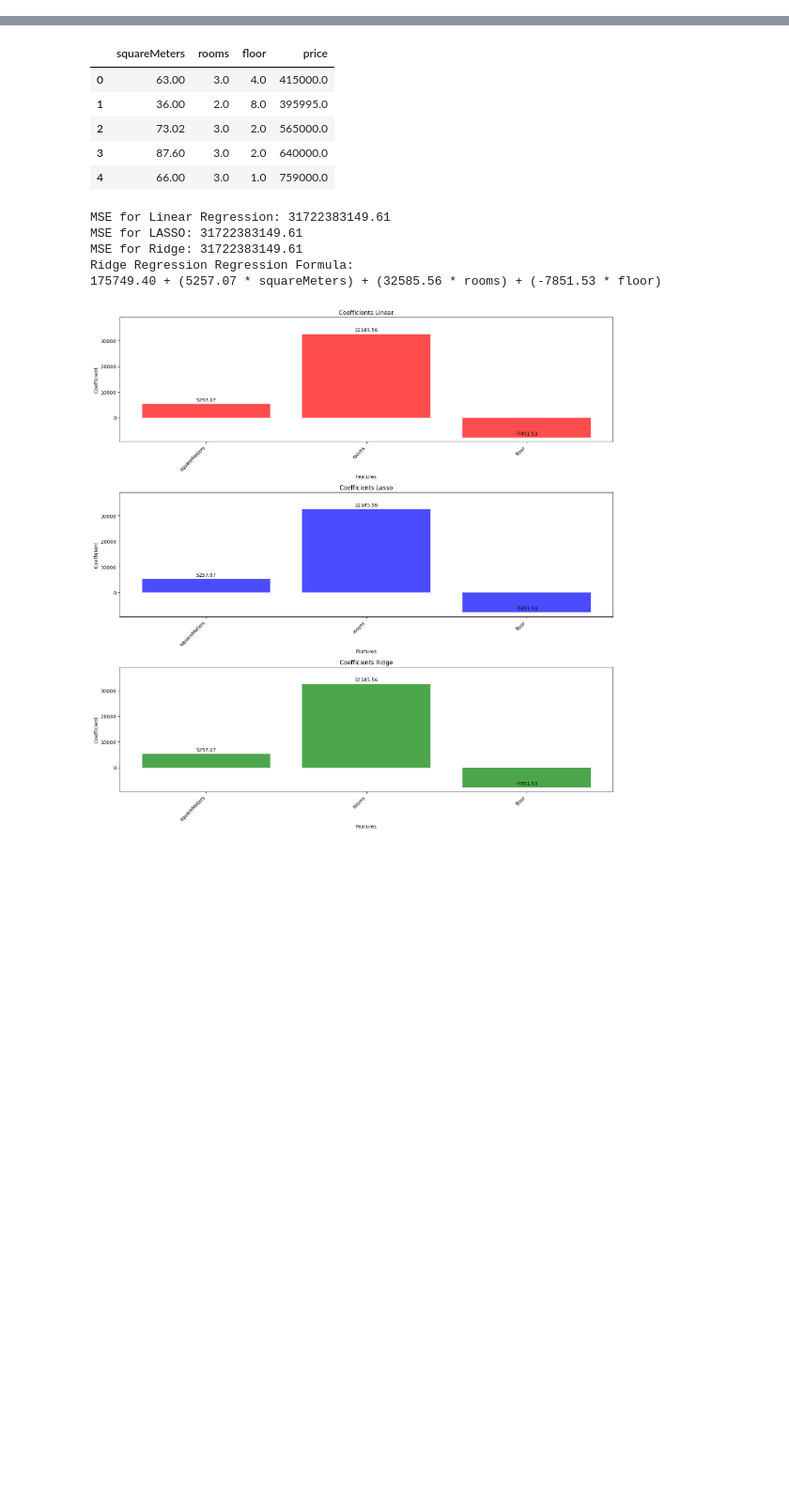
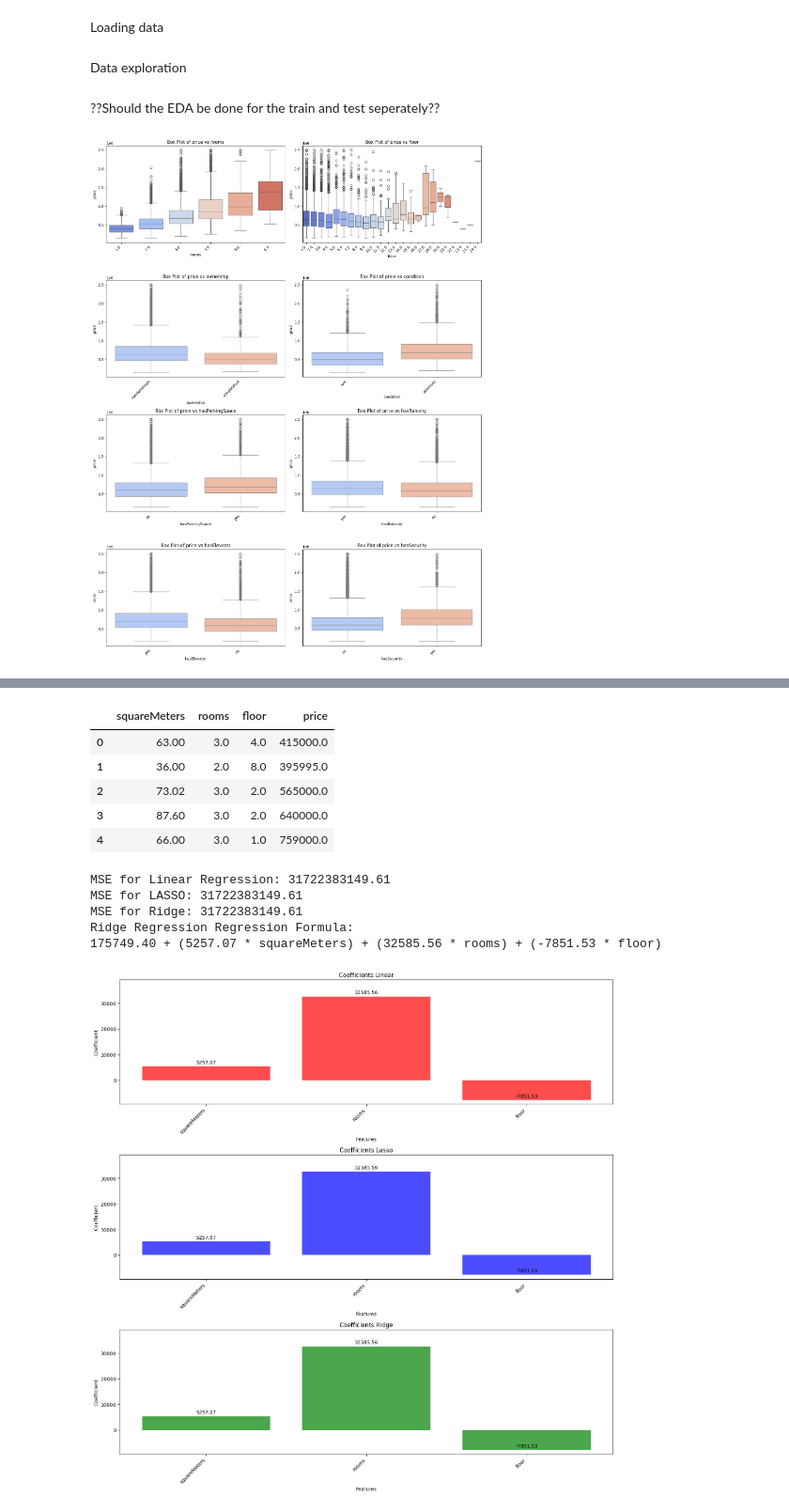
Before and after one commit to jnossa/CDS_Final_Project, a Jupyter notebook: notebook.ipynb, the cells around one changed output, grey strips where cells are left out. Shown at 94% size. Drawn from its saved outputs; the diff is of its cells as text; code cells hidden in the pictures; blank space fills up the shorter version.

```diff
--- a/notebook.ipynb
+++ b/notebook.ipynb
@@ -0,0 +12,23 @@
+# %% [markdown]
+Loading data
+# %%
+data_loader = l.DataLoader('data/apartments_pl_2023.csv')
+train_data, test_data = data_loader.load_and_split_data()
+
+# Merge train and test data for data exploration and pre-processing
+train_data['is_train']=1
+test_data['is_train']=0
+
+all_data = pd.concat([train_data,test_data]).reset_index()
+# %% [markdown]
+Data exploration
+# %% [markdown]
+??Should the EDA be done for the train and test seperately??
+# %%
+# Define plots class
+plots = e.ExplorationPlots(all_data)
+# %%
+# Boxplots of price with categorical variables
+plots.create_boxplot('price', ['rooms', 'floor', 'ownership', 'condition', 'hasParkingSpace', 'hasBalcony', 'hasElevator', 'hasSecurity'], n_rows=4, n_cols=2)
+# %% [output]
+[figure, added]
```
Also changed, not shown: parts of 18 cells of this notebook.
